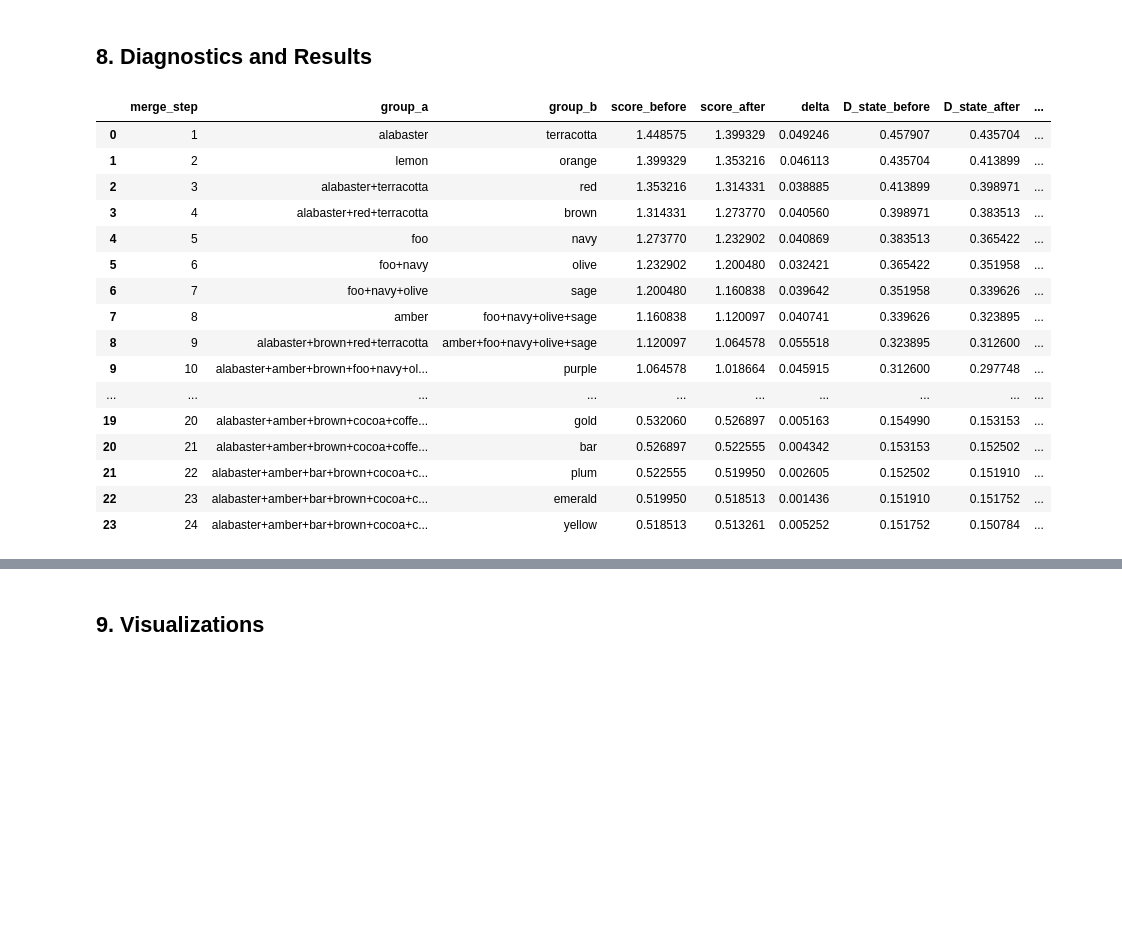
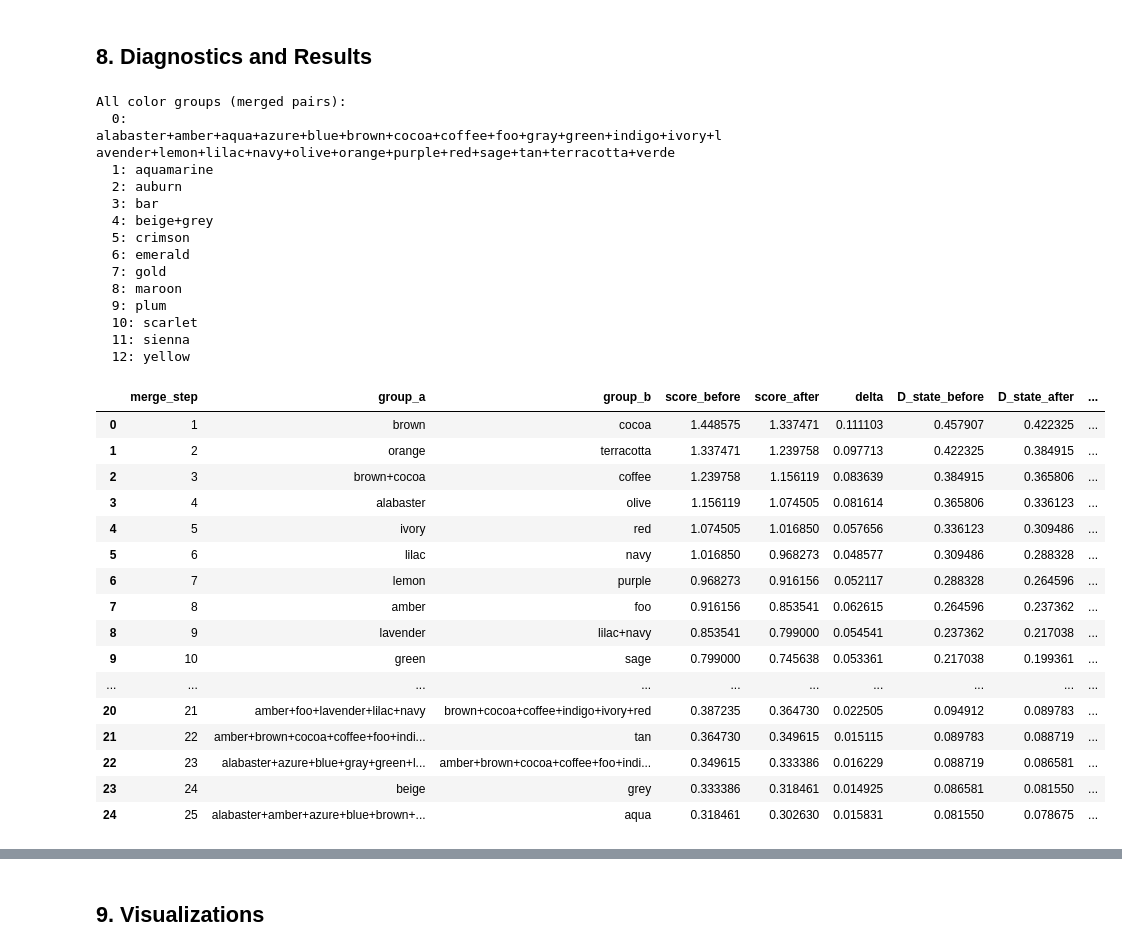
Before and after one commit to SatrunsDream/Wildfire-Property-Intelligence, a Jupyter notebook: notebooks/methods/optimization.ipynb, the cells around one changed output, grey strips where cells are left out. Saved outputs shown, nothing was run; the diff lists cells and outputs as text; code cells hidden in the pictures; blank space fills up the shorter version.

```diff
--- a/notebooks/methods/optimization.ipynb
+++ b/notebooks/methods/optimization.ipynb
@@ -392,26 +392,44 @@ color_to_group, group_names, merge_log, Yg_final, groups_final = greedy_color_po
     substitution_weight=substitution_weight, colors=colors)
 # %% [markdown]
 ## 8. Diagnostics and Results
-# %%
-merge_log
-# %% [output]
-|  | merge_step | group_a | group_b | score_before | score_after | delta | D_state_before | D_state_after | ... |
-| 0 | 1 | alabaster | terracotta | 1.448575 | 1.399329 | 0.049246 | 0.457907 | 0.435704 | ... |
-| 1 | 2 | lemon | orange | 1.399329 | 1.353216 | 0.046113 | 0.435704 | 0.413899 | ... |
-| 2 | 3 | alabaster+terracotta | red | 1.353216 | 1.314331 | 0.038885 | 0.413899 | 0.398971 | ... |
-| 3 | 4 | alabaster+red+terracotta | brown | 1.314331 | 1.273770 | 0.040560 | 0.398971 | 0.383513 | ... |
-| 4 | 5 | foo | navy | 1.273770 | 1.232902 | 0.040869 | 0.383513 | 0.365422 | ... |
-| 5 | 6 | foo+navy | olive | 1.232902 | 1.200480 | 0.032421 | 0.365422 | 0.351958 | ... |
-| 6 | 7 | foo+navy+olive | sage | 1.200480 | 1.160838 | 0.039642 | 0.351958 | 0.339626 | ... |
-| 7 | 8 | amber | foo+navy+olive+sage | 1.160838 | 1.120097 | 0.040741 | 0.339626 | 0.323895 | ... |
-| 8 | 9 | alabaster+brown+red+terracotta | amber+foo+navy+olive+sage | 1.120097 | 1.064578 | 0.055518 | 0.323895 | 0.312600 | ... |
-| 9 | 10 | alabaster+amber+brown+foo+navy+ol... | purple | 1.064578 | 1.018664 | 0.045915 | 0.312600 | 0.297748 | ... |
-| ... | ... | ... | ... | ... | ... | ... | ... | ... | ... |
-| 19 | 20 | alabaster+amber+brown+cocoa+coffe... | gold | 0.532060 | 0.526897 | 0.005163 | 0.154990 | 0.153153 | ... |
-| 20 | 21 | alabaster+amber+brown+cocoa+coffe... | bar | 0.526897 | 0.522555 | 0.004342 | 0.153153 | 0.152502 | ... |
-| 21 | 22 | alabaster+amber+bar+brown+cocoa+c... | plum | 0.522555 | 0.519950 | 0.002605 | 0.152502 | 0.151910 | ... |
-| 22 | 23 | alabaster+amber+bar+brown+cocoa+c... | emerald | 0.519950 | 0.518513 | 0.001436 | 0.151910 | 0.151752 | ... |
-| 23 | 24 | alabaster+amber+bar+brown+cocoa+c... | yellow | 0.518513 | 0.513261 | 0.005252 | 0.151752 | 0.150784 | ... |
+# %%
+print('All color groups (merged pairs):')
+for i, name in enumerate(group_names):
+    print(f'  {i}: {name}')
+
+merge_log
+# %% [output]
+All color groups (merged pairs):
+  0: alabaster+amber+aqua+azure+blue+brown+cocoa+coffee+foo+gray+green+indigo+ivory+lavender+lemon+lilac+navy+olive+orange+purple+red+sage+tan+terracotta+verde
+  1: aquamarine
+  2: auburn
+  3: bar
+  4: beige+grey
+  5: crimson
+  6: emerald
+  7: gold
+  8: maroon
+  9: plum
+  10: scarlet
+  11: sienna
+  12: yellow
+|  | merge_step | group_a | group_b | score_before | score_after | delta | D_state_before | D_state_after | ... |
+| 0 | 1 | brown | cocoa | 1.448575 | 1.337471 | 0.111103 | 0.457907 | 0.422325 | ... |
+| 1 | 2 | orange | terracotta | 1.337471 | 1.239758 | 0.097713 | 0.422325 | 0.384915 | ... |
+| 2 | 3 | brown+cocoa | coffee | 1.239758 | 1.156119 | 0.083639 | 0.384915 | 0.365806 | ... |
+| 3 | 4 | alabaster | olive | 1.156119 | 1.074505 | 0.081614 | 0.365806 | 0.336123 | ... |
+| 4 | 5 | ivory | red | 1.074505 | 1.016850 | 0.057656 | 0.336123 | 0.309486 | ... |
+| 5 | 6 | lilac | navy | 1.016850 | 0.968273 | 0.048577 | 0.309486 | 0.288328 | ... |
+| 6 | 7 | lemon | purple | 0.968273 | 0.916156 | 0.052117 | 0.288328 | 0.264596 | ... |
+| 7 | 8 | amber | foo | 0.916156 | 0.853541 | 0.062615 | 0.264596 | 0.237362 | ... |
+| 8 | 9 | lavender | lilac+navy | 0.853541 | 0.799000 | 0.054541 | 0.237362 | 0.217038 | ... |
+| 9 | 10 | green | sage | 0.799000 | 0.745638 | 0.053361 | 0.217038 | 0.199361 | ... |
+| ... | ... | ... | ... | ... | ... | ... | ... | ... | ... |
+| 20 | 21 | amber+foo+lavender+lilac+navy | brown+cocoa+coffee+indigo+ivory+red | 0.387235 | 0.364730 | 0.022505 | 0.094912 | 0.089783 | ... |
+| 21 | 22 | amber+brown+cocoa+coffee+foo+indi... | tan | 0.364730 | 0.349615 | 0.015115 | 0.089783 | 0.088719 | ... |
+| 22 | 23 | alabaster+azure+blue+gray+green+l... | amber+brown+cocoa+coffee+foo+indi... | 0.349615 | 0.333386 | 0.016229 | 0.088719 | 0.086581 | ... |
+| 23 | 24 | beige | grey | 0.333386 | 0.318461 | 0.014925 | 0.086581 | 0.081550 | ... |
+| 24 | 25 | alabaster+amber+azure+blue+brown+... | aqua | 0.318461 | 0.302630 | 0.015831 | 0.081550 | 0.078675 | ... |
 # %%
 Ds_before, Dn_before, Dc_before, score_before = compute_objectives(
     Y, neighbors, county2i, lc2j, alpha, min_n, *w)
```
Also changed, not shown: parts of 8 cells of this notebook, 3 other files.
